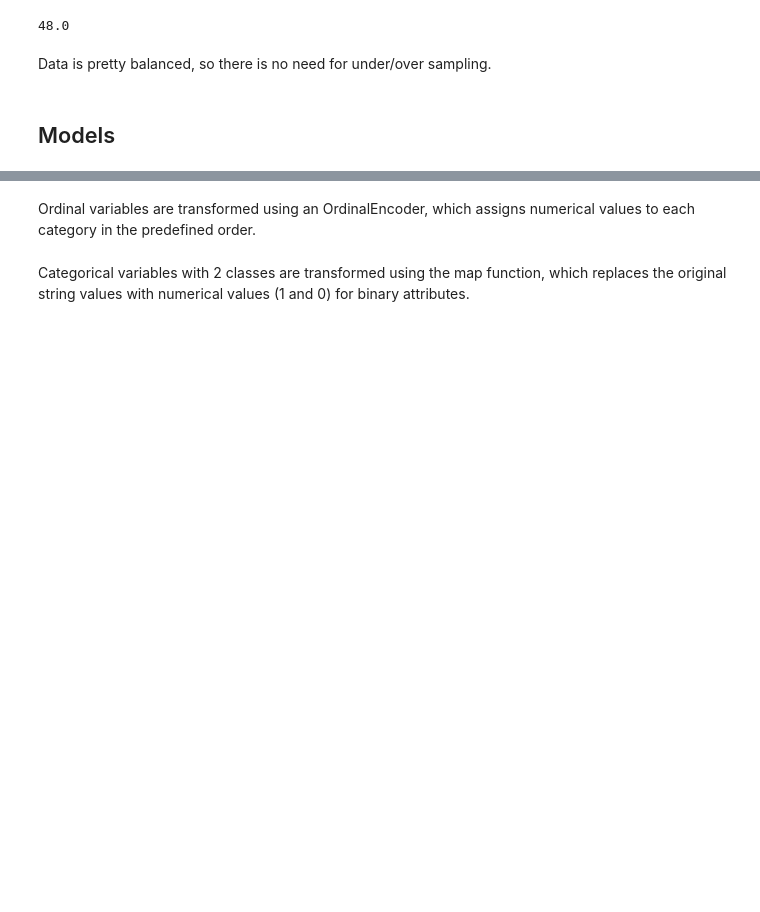
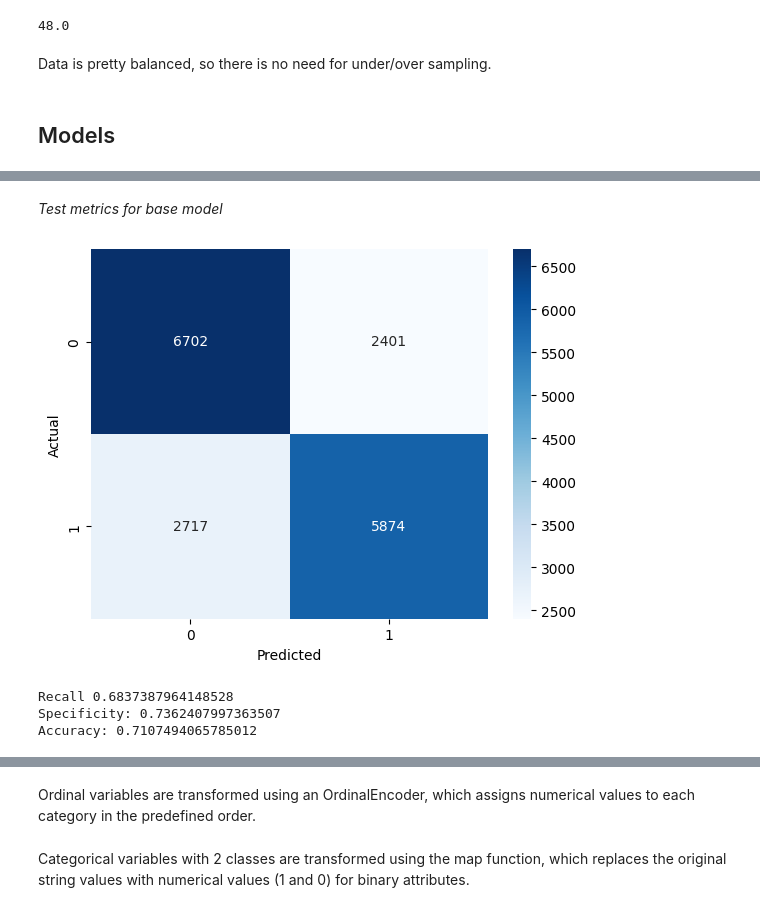
Before and after one commit to Mate0ff/Employee_Attrition_Classification, a Jupyter notebook: projekt.ipynb, the cells around one changed output, grey strips where cells are left out. Saved outputs shown, nothing was run; the diff lists cells and outputs as text; code cells hidden in the pictures; blank space fills up the shorter version.

```diff
--- a/projekt.ipynb
+++ b/projekt.ipynb
@@ -436,0 +515,11 @@ Data is pretty balanced, so there is no need for under/over sampling.
+# %% [markdown]
+*Test metrics for base model*
+# %%
+y_pred = rf.predict(rf_X_test)
+con_mat(rf_y_test,y_pred)
+show_metrics(rf_y_test,y_pred)
+# %% [output]
+[figure, added]
+Recall 0.6837387964148528
+Specificity: 0.7362407997363507
+Accuracy: 0.7107494065785012
```
Also changed, not shown: parts of 74 cells of this notebook.
